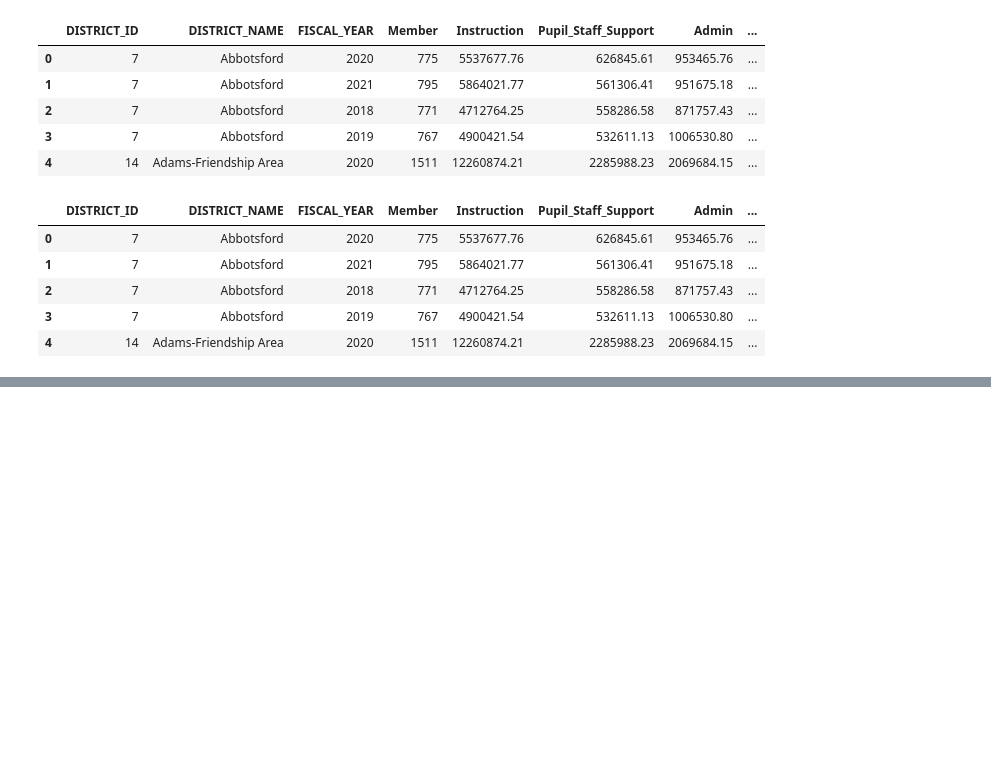
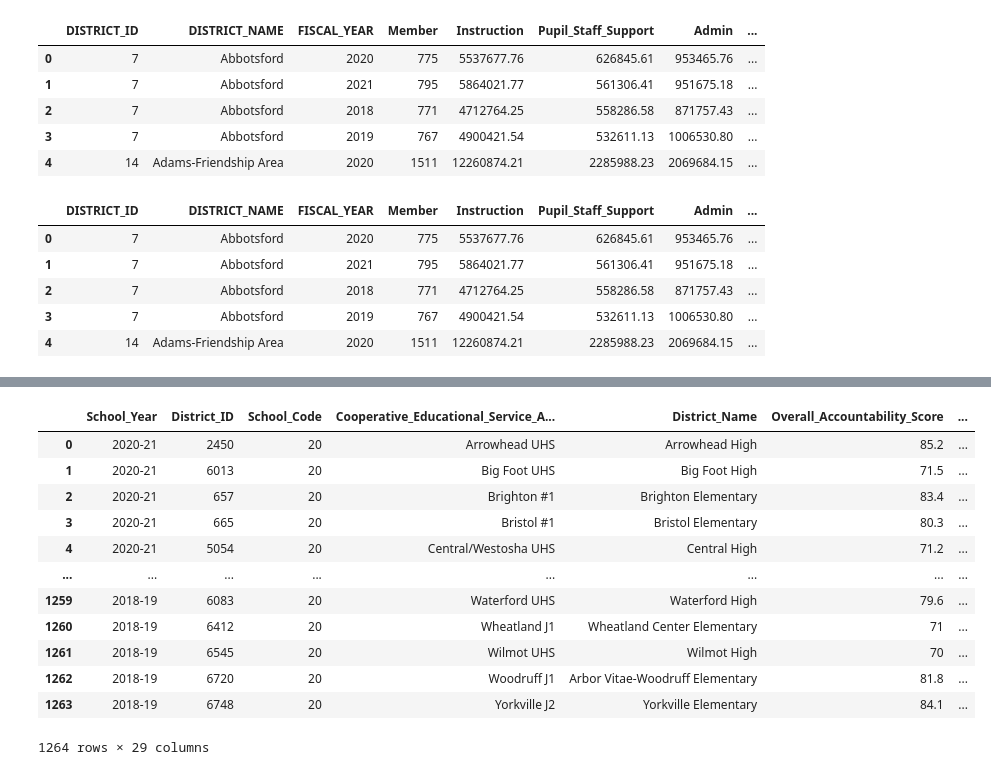
Before and after one commit to Lalita-ponnapalli/HS_Baseball_Scholarships, a Jupyter notebook: dbcreation.ipynb, the cells around one changed output, grey strips where cells are left out. Drawn from its saved outputs; the diff is of its cells as text; code cells hidden in the pictures; blank space fills up the shorter version.

```diff
--- a/dbcreation.ipynb
+++ b/dbcreation.ipynb
@@ -223,0 +263,17 @@ cost_df.head()
+# %%
+#check for missing values
+reportcard_df
+# %% [output]
+|  | School_Year | District_ID | School_Code | Cooperative_Educational_Service_A... | District_Name | Overall_Accountability_Score | ... |
+| 0 | 2020-21 | 2450 | 20 | Arrowhead UHS | Arrowhead High | 85.2 | ... |
+| 1 | 2020-21 | 6013 | 20 | Big Foot UHS | Big Foot High | 71.5 | ... |
+| 2 | 2020-21 | 657 | 20 | Brighton #1 | Brighton Elementary | 83.4 | ... |
+| 3 | 2020-21 | 665 | 20 | Bristol #1 | Bristol Elementary | 80.3 | ... |
+| 4 | 2020-21 | 5054 | 20 | Central/Westosha UHS | Central High | 71.2 | ... |
+| ... | ... | ... | ... | ... | ... | ... | ... |
+| 1259 | 2018-19 | 6083 | 20 | Waterford UHS | Waterford High | 79.6 | ... |
+| 1260 | 2018-19 | 6412 | 20 | Wheatland J1 | Wheatland Center Elementary | 71 | ... |
+| 1261 | 2018-19 | 6545 | 20 | Wilmot UHS | Wilmot High | 70 | ... |
+| 1262 | 2018-19 | 6720 | 20 | Woodruff J1 | Arbor Vitae-Woodruff Elementary | 81.8 | ... |
+| 1263 | 2018-19 | 6748 | 20 | Yorkville J2 | Yorkville Elementary | 84.1 | ... |
+1264 rows × 29 columns
```
Also changed, not shown: parts of 28 cells of this notebook.
